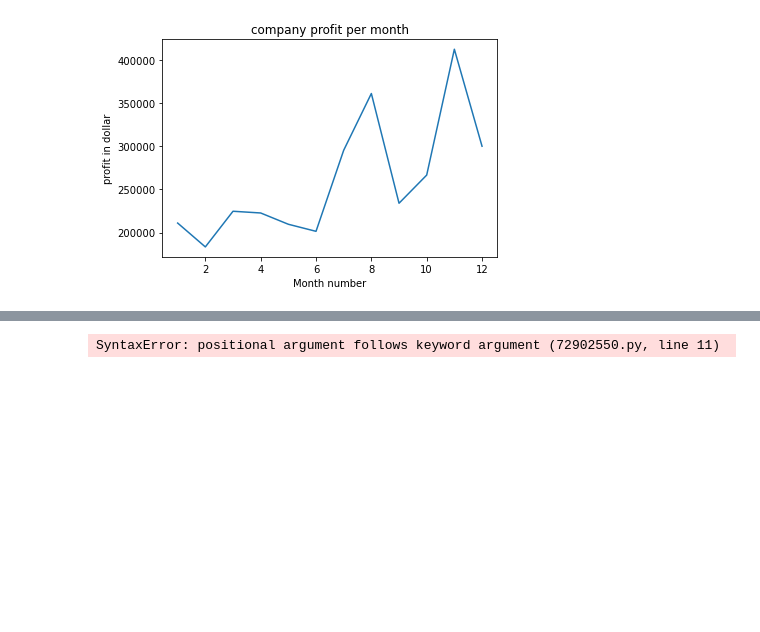
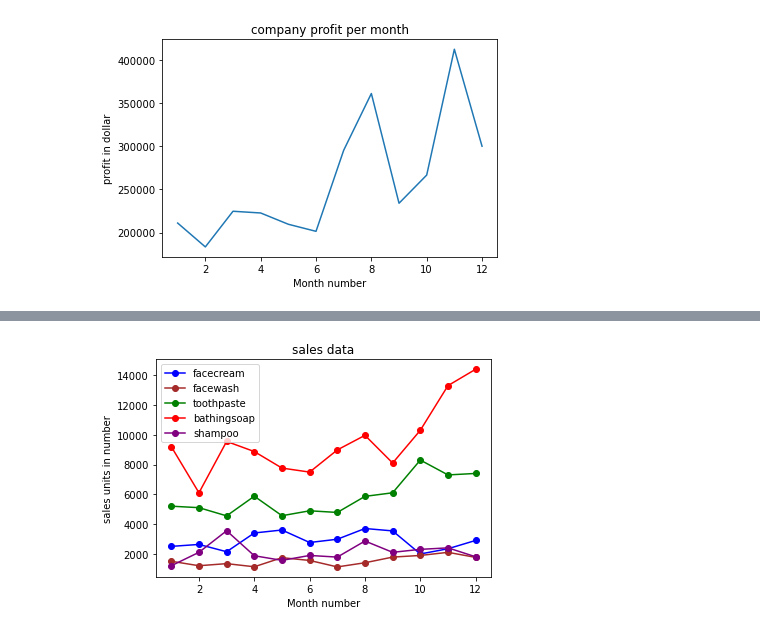
Before and after one commit to syssn0/AlgorithmicUsingPython, a Jupyter notebook: day06/assignments/01-matplotlib_basic_assignment.ipynb, the cells around one changed output, grey strips where cells are left out. Saved outputs shown, nothing was run; the diff lists cells and outputs as text; code cells hidden in the pictures; blank space fills up the shorter version.

```diff
--- a/day06/assignments/01-matplotlib_basic_assignment.ipynb
+++ b/day06/assignments/01-matplotlib_basic_assignment.ipynb
@@ -85,23 +75,28 @@ Display the number of units sold per month for each product using multiline plot
 # %%
 import matplotlib.pyplot as plt
 import pandas as pd
 tab=pd.read_csv("../data/company_sales_data.csv")
-x=tab.iloc[:,1]
-y=tab.iloc[:,2]
-z=tab.iloc[:,3]
-q=tab.iloc[:,4]
-w=tab.iloc[:,5]
-e=tab.iloc[:,6]
+x=tab.iloc[:,0]
+y=tab.iloc[:,1]
+z=tab.iloc[:,2]
+q=tab.iloc[:,3]
+w=tab.iloc[:,4]
+e=tab.iloc[:,5]
 
-plt.plot(x, y, z, q, w, e, "brown","blue","purple","green","red", label='facecream','facewash','toothpaste','bathingsoap','shampoo','moisturizer')
+plt.plot(x,y,'-o', color='b',label='facecream')
+plt.plot(x,z,'-o', color='brown',label='facewash')
+plt.plot(x,q,'-o', color='green',label='toothpaste')
+plt.plot(x,w,'-o', color='red',label='bathingsoap')
+plt.plot(x,e,'-o', color='purple',label='shampoo')
+
 plt.xlabel('Month number')
 plt.ylabel('sales units in number')
 plt.title('sales data')
 plt.legend(loc='upper left')
 
 plt.show()
 # %% [output]
-SyntaxError: positional argument follows keyword argument (72902550.py, line 11)
+[figure, added]
 # %% [markdown]
 ## Exercise 4
 **Read toothpaste sales data of each month and show it using a scatter plot**
```
Also changed, not shown: parts of 12 cells of this notebook, 4 other files.
